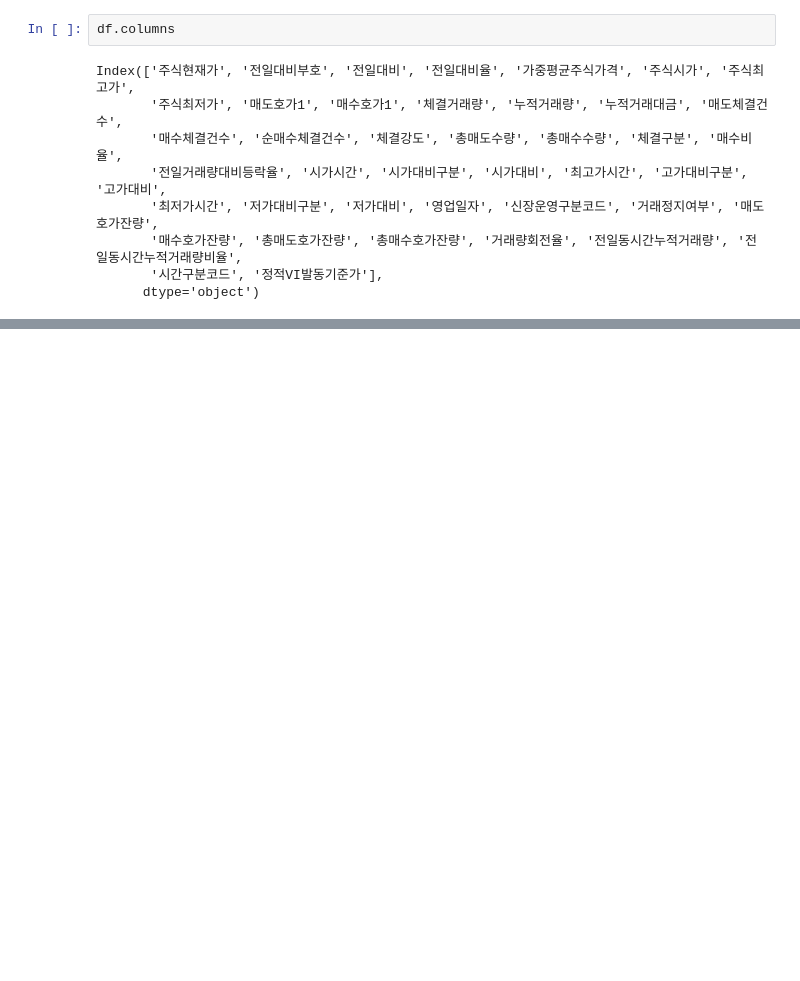
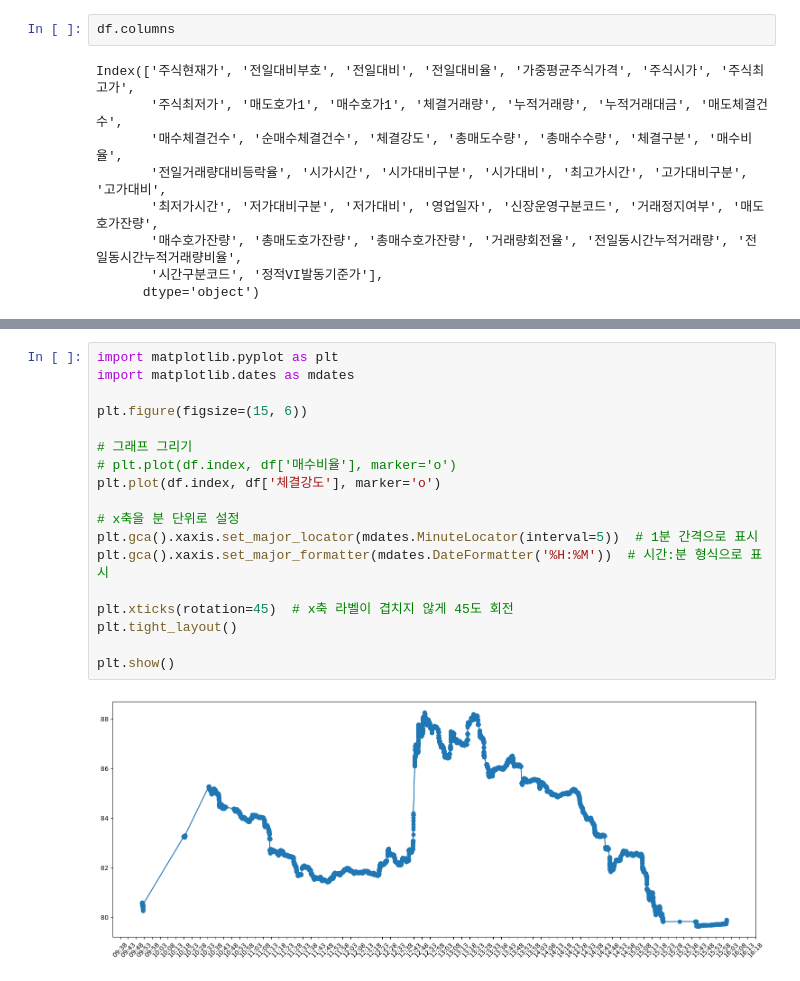
Before and after one commit to JH-Won/bot, a Jupyter notebook: notebooks/ws_output_check.ipynb, the cells around one changed output, grey strips where cells are left out. Saved outputs shown, nothing was run; the diff lists cells and outputs as text; blank space fills up the shorter version.

```diff
--- a/notebooks/ws_output_check.ipynb
+++ b/notebooks/ws_output_check.ipynb
@@ -111,0 +110,20 @@ Index(['주식현재가', '전일대비부호', '전일대비', '전일대비율
+# %%
+import matplotlib.pyplot as plt
+import matplotlib.dates as mdates
+
+plt.figure(figsize=(15, 6))
+
+# 그래프 그리기
+# plt.plot(df.index, df['매수비율'], marker='o')
+plt.plot(df.index, df['체결강도'], marker='o')
+
+# x축을 분 단위로 설정
+plt.gca().xaxis.set_major_locator(mdates.MinuteLocator(interval=5))  # 1분 간격으로 표시
+plt.gca().xaxis.set_major_formatter(mdates.DateFormatter('%H:%M'))  # 시간:분 형식으로 표시
+
+plt.xticks(rotation=45)  # x축 라벨이 겹치지 않게 45도 회전
+plt.tight_layout()
+
+plt.show()
+# %% [output]
+[figure, added]
```
Also changed, not shown: parts of 3 cells of this notebook.
